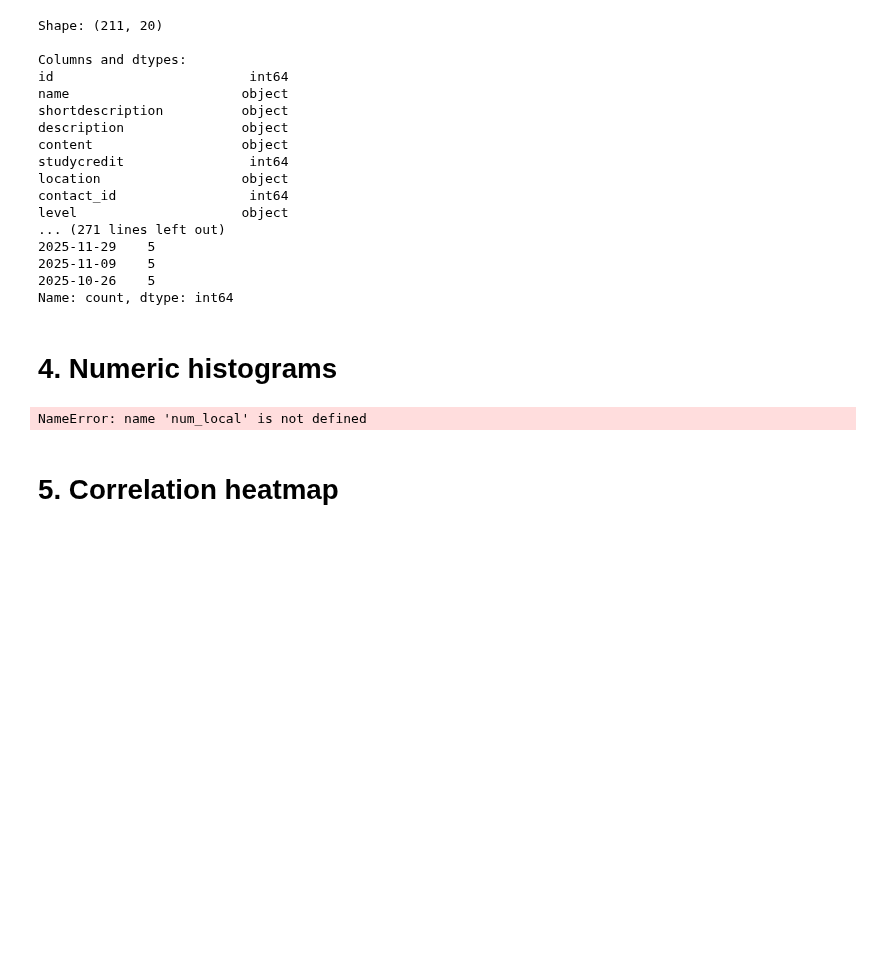
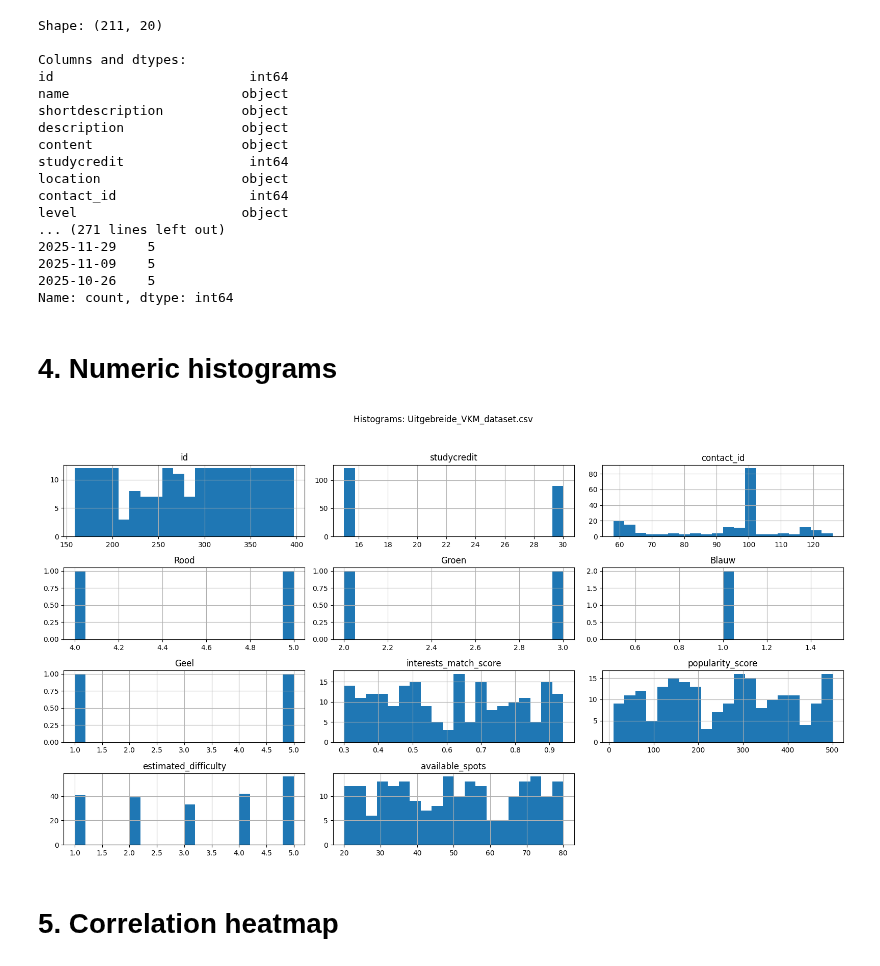
Before and after one commit to DanielvG-IT/Avans, a Jupyter notebook: Notebooks/01_data_exploration.ipynb, the cells around one changed output. Drawn from its saved outputs; the diff is of its cells as text; code cells hidden in the pictures; blank space fills up the shorter version.

```diff
--- a/Notebooks/01_data_exploration.ipynb
+++ b/Notebooks/01_data_exploration.ipynb
@@ -95,17 +95,18 @@ Name: count, dtype: int64
 # %% [markdown]
 # 4. Numeric histograms
 # %%
+num_local = df.select_dtypes(include=[np.number])
 if not num_local.empty:
     max_cols = 100
     plot_cols = num_local.columns[:max_cols]
     nrows = math.ceil(len(plot_cols) / 4)
     figsize = (min(16, 4*len(plot_cols)), 3*nrows)
     num_local[plot_cols].hist(bins=20, figsize=figsize)
     plt.suptitle(f"Histograms: {file_path.name}")
     plt.tight_layout(rect=[0,0,1,0.95])
     plt.show()
 # %% [output]
-NameError: name 'num_local' is not defined
+[figure, added]
 # %% [markdown]
 # 5. Correlation heatmap
 # %%
```
Also changed, not shown: parts of 1 cell of this notebook.
